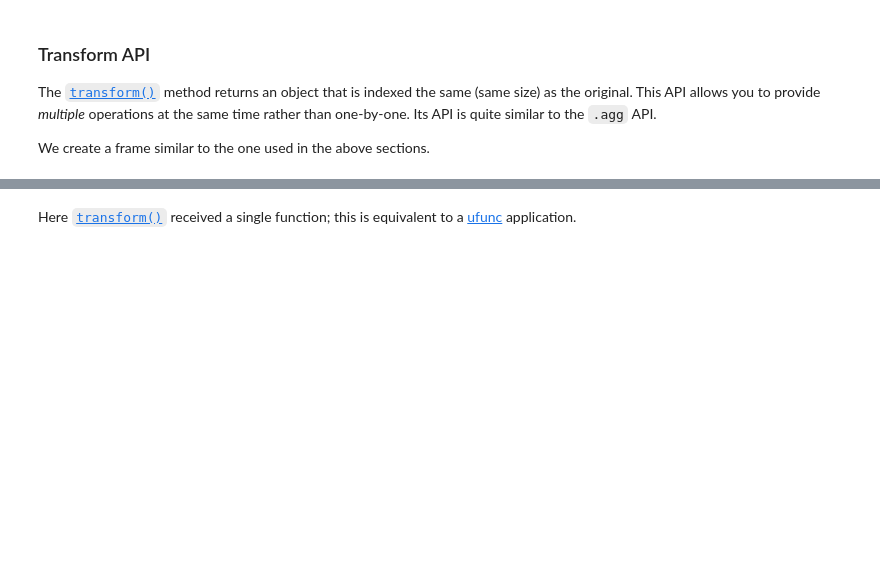
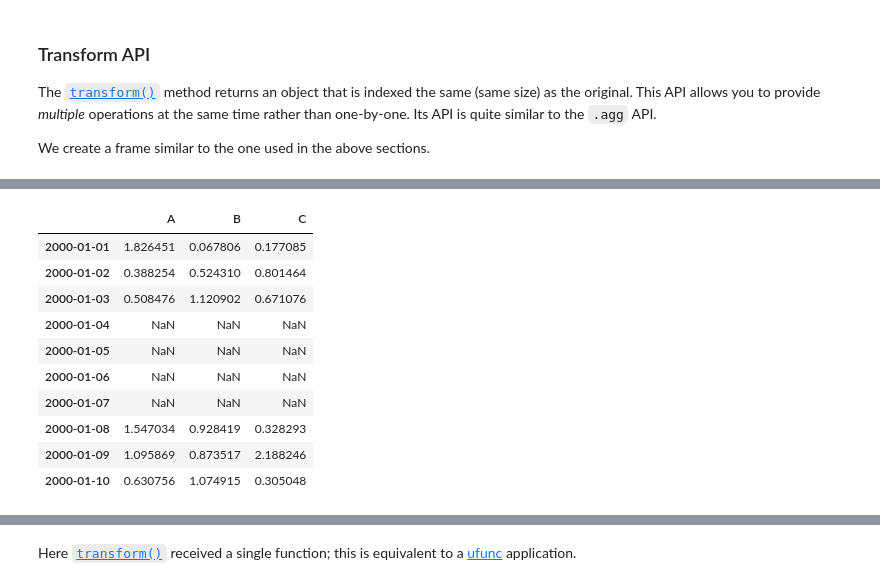
Before and after one commit to Francesco-Ghizzo/Data-Science, a Jupyter notebook: Python/Pandas/User Guide/Essential basic functionality.ipynb, the cells around one changed output, grey strips where cells are left out. Saved outputs shown, nothing was run; the diff lists cells and outputs as text; code cells hidden in the pictures; blank space fills up the shorter version.

```diff
--- a/Python/Pandas/User Guide/Essential basic functionality.ipynb
+++ b/Python/Pandas/User Guide/Essential basic functionality.ipynb
@@ -1701,0 +1627,14 @@ allows you to customize which functions are applied to which columns. Note that
+# %%
+tsdf.transform(np.abs)
+# %% [output]
+|  | A | B | C |
+| 2000-01-01 | 1.826451 | 0.067806 | 0.177085 |
+| 2000-01-02 | 0.388254 | 0.524310 | 0.801464 |
+| 2000-01-03 | 0.508476 | 1.120902 | 0.671076 |
+| 2000-01-04 | NaN | NaN | NaN |
+| 2000-01-05 | NaN | NaN | NaN |
+| 2000-01-06 | NaN | NaN | NaN |
+| 2000-01-07 | NaN | NaN | NaN |
+| 2000-01-08 | 1.547034 | 0.928419 | 0.328293 |
+| 2000-01-09 | 1.095869 | 0.873517 | 2.188246 |
+| 2000-01-10 | 0.630756 | 1.074915 | 0.305048 |
```
Also changed, not shown: parts of 112 cells of this notebook, 1 other file.
